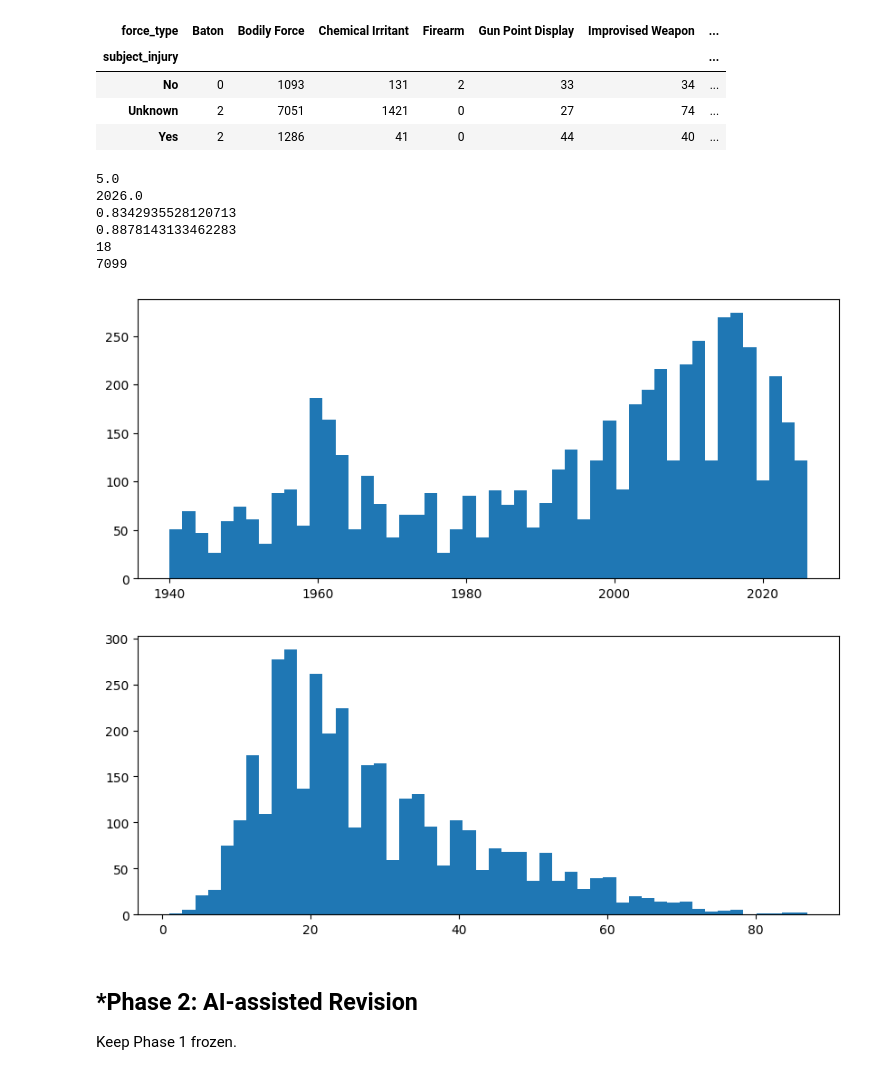
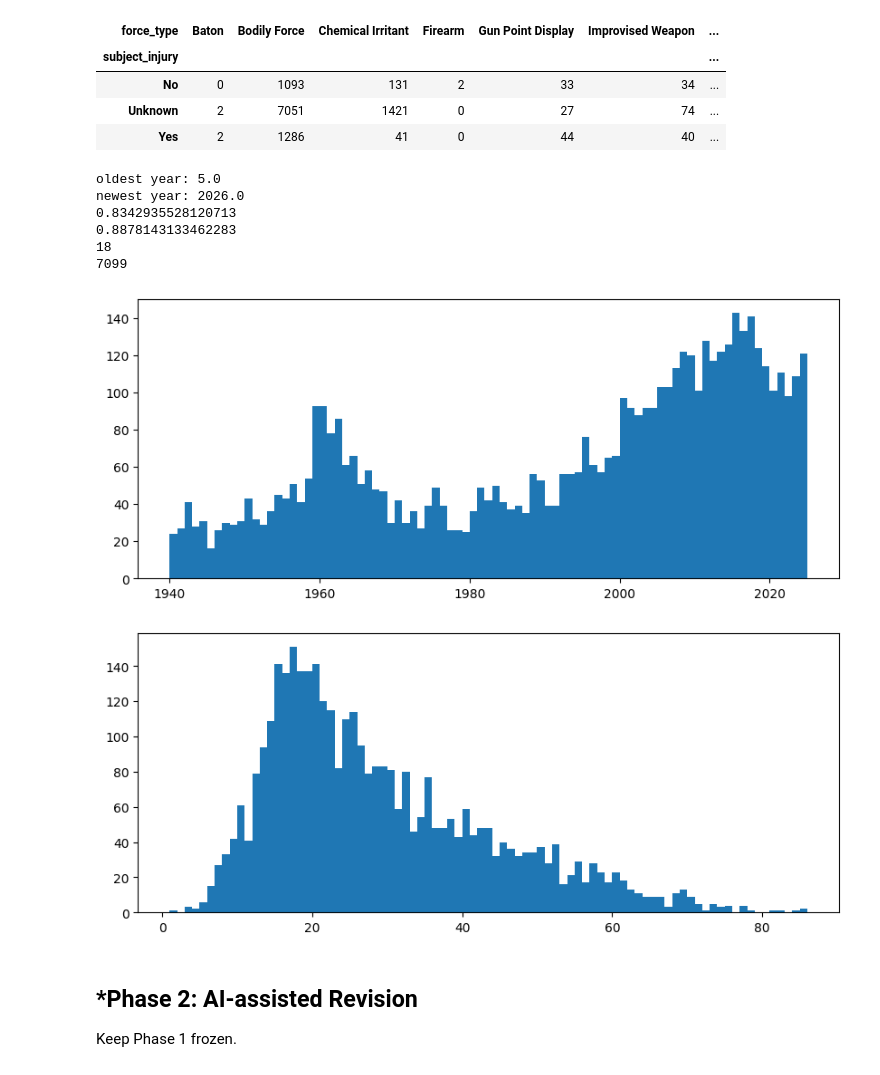
Before and after one commit to Vincent-L0/A01-data-wrangling, a Jupyter notebook: notebook.ipynb, the cells around one changed output. Saved outputs shown, nothing was run; the diff lists cells and outputs as text; code cells hidden in the pictures.

```diff
--- a/notebook.ipynb
+++ b/notebook.ipynb
@@ -95,8 +95,8 @@ df_sharksclean = df_sharksclean.dropna(subset = ['Year'])
 minYear = df_sharksclean['Year'].min()
 maxYear = df_sharksclean['Year'].max()
 
-print(minYear)
-print(maxYear)
+print('oldest year:', minYear)
+print('newest year:', maxYear)
 
 # Year ranges from 5 to 2026
 
@@ -108,7 +108,7 @@ plt.figure(figsize=(10,4))
 minYear_1940 = int(df_sharks_past1940['Year'].min())
 maxYear_1940 = int(df_sharks_past1940['Year'].max())
 plt.hist(df_sharks_past1940['Year'],
-         bins = 50)
+         bins = range(minYear_1940, maxYear_1940))
 # shark attacks are increasing in frequency over time
 
 # clean age column, drop rows with ? for age and remove 's, +, and non-numeric ages
@@ -124,39 +124,39 @@ plt.figure(figsize=(10,4))
 minAge_1940 = int(df_sharks_past1940['Age'].min())
 maxAge_1940 = int(df_sharks_past1940['Age'].max())
 plt.hist(df_sharks_past1940['Age'],
-         bins = 50)
+         bins = range(minAge_1940, maxAge_1940))
 
 # remove observations with missing gender
 df_sharks_past1940_genderclean = df_sharks_past1940.copy()
 df_sharks_past1940_genderclean = df_sharks_past1940.dropna(subset = ['Age'])
 
 # calculate proportion of male victims
 print((df_sharks_past1940_genderclean['Sex'] == "M").sum()/len(df_sharks_past1940_genderclean))
 
 # 0.83 is the proportion of male victims
 
 # define allowed types
 allowed_types = ['Provoked', 'Unprovoked', 'Unknown']
 
 # remove non-allowed types
 df_sharks_past1940_typefilter = df_sharks_past1940[df_sharks_past1940['Type'].isin(allowed_types)].copy()
 
 # calculate proportion of unprovoked victims
 print((df_sharks_past1940_typefilter['Type'] == "Unprovoked").sum()/len(df_sharks_past1940_typefilter))
 
 # 0.89 is the proportion of unprovoked victims
 df = pd.read_excel('/content/GSAF5.xls')
 print(df['Type'].isna().sum())
 print(df['Type'].count())
 # %% [output]
-5.0
-2026.0
+oldest year: 5.0
+newest year: 2026.0
 0.8342935528120713
 0.8878143133462283
 18
 7099
-[figure, old version]
+[figure, new version]
-[figure, old version]
+[figure, new version]
 # %% [markdown]
 ## *Phase 2: AI-assisted Revision
 Keep Phase 1 frozen.
```
